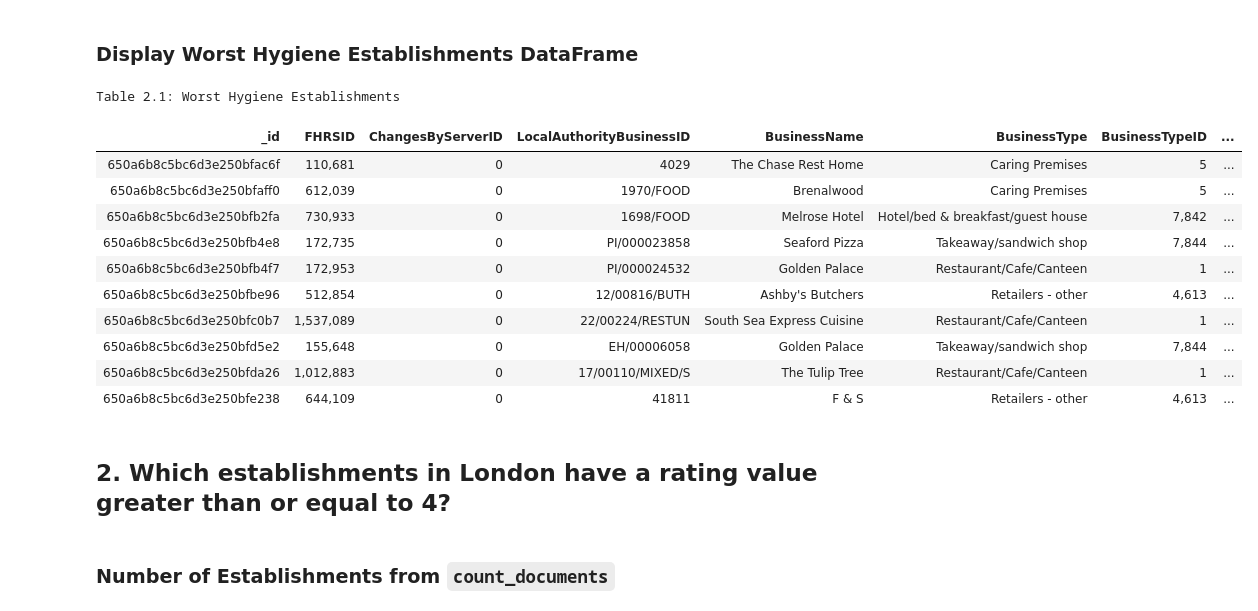
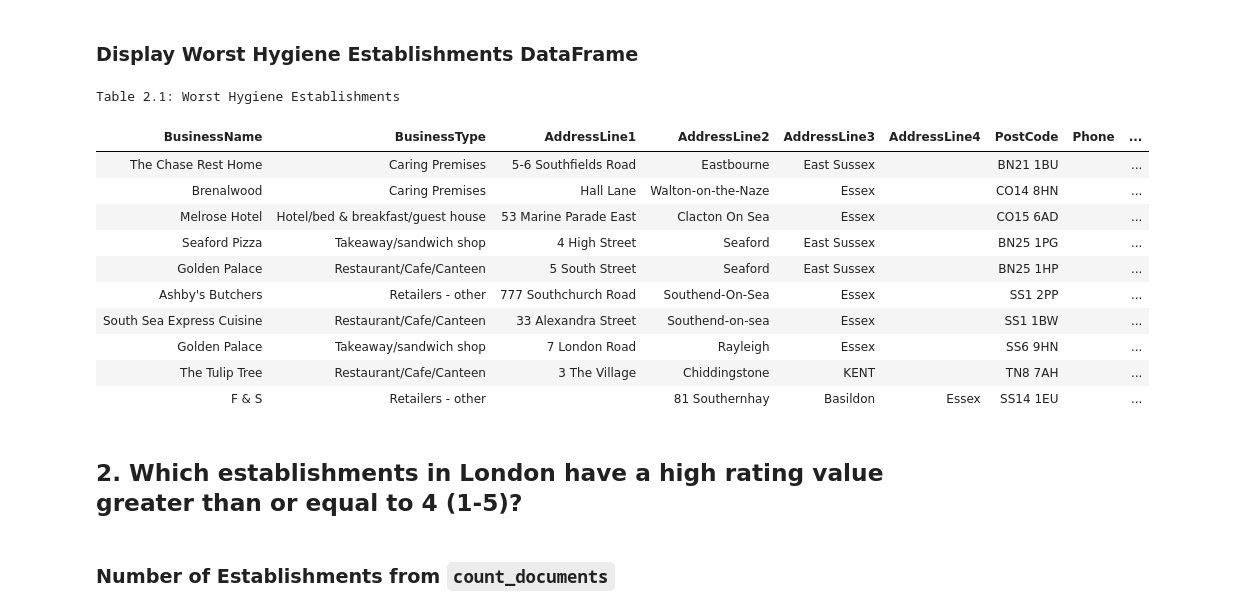
Before and after one commit to njamesgeorge1223/UK-Food-Magazine-Restaurant-Analysis-using-MongoDB, a Jupyter notebook: NoSQLAnalysis.ipynb, the cells around one changed output. Cells and saved outputs as stored; diff of their text form; code cells hidden in the pictures.

Commit message:
This is an update for DataFrame and StylerObject formatting.

```diff
--- a/NoSQLAnalysis.ipynb
+++ b/NoSQLAnalysis.ipynb
@@ -238,28 +240,52 @@ The number of rows in the Lowest Hygiene Establishments DataFrame is 41.
 # %% [markdown]
 ### Display Worst Hygiene Establishments DataFrame
 # %%
+# This function rearranges the columns in the DataFrame.
+worstHygieneDataFrame \
+    = local_function \
+        .ReturnReorderedColumnsNoSQLDataFrame \
+            (worstHygieneDataFrame)
+
+
+# This line of code displays a formatted DataFrame hiding those columns
+# that are not necessary for editorial decisions.
 function \
     .ReturnStylerObjectStandardFormat \
         (worstHygieneDataFrame.head(10),
          'Table 2.1: Worst Hygiene Establishments',
          hideFlagBooleanParameter = True) \
+            .format({'RatingValue':
+                            '{:,.0f}'}) \
             .hide \
-                ('meta', axis = 1)
+                (['_id',
+                  'ChangesByServerID',
+                  'FHRSID',
+                  'LocalAuthorityBusinessID',
+                  'BusinessTypeID',
+                  'geocode',
+                  'Distance',
+                  'RatingKey',
+                  'RightToReply',
+                  'SchemeType',
+                  'LocalAuthorityCode',
+                  'meta',
+                  'links'],
+                 axis = 1)
 # %% [output]
 Table 2.1: Worst Hygiene Establishments
-| _id | FHRSID | ChangesByServerID | LocalAuthorityBusinessID | BusinessName | BusinessType | BusinessTypeID | ... |
-| 650a6b8c5bc6d3e250bfac6f | 110,681 | 0 | 4029 | The Chase Rest Home | Caring Premises | 5 | ... |
-| 650a6b8c5bc6d3e250bfaff0 | 612,039 | 0 | 1970/FOOD | Brenalwood | Caring Premises | 5 | ... |
-| 650a6b8c5bc6d3e250bfb2fa | 730,933 | 0 | 1698/FOOD | Melrose Hotel | Hotel/bed & breakfast/guest house | 7,842 | ... |
-| 650a6b8c5bc6d3e250bfb4e8 | 172,735 | 0 | PI/000023858 | Seaford Pizza | Takeaway/sandwich shop | 7,844 | ... |
-| 650a6b8c5bc6d3e250bfb4f7 | 172,953 | 0 | PI/000024532 | Golden Palace | Restaurant/Cafe/Canteen | 1 | ... |
-| 650a6b8c5bc6d3e250bfbe96 | 512,854 | 0 | 12/00816/BUTH | Ashby's Butchers | Retailers - other | 4,613 | ... |
-| 650a6b8c5bc6d3e250bfc0b7 | 1,537,089 | 0 | 22/00224/RESTUN | South Sea Express Cuisine | Restaurant/Cafe/Canteen | 1 | ... |
-| 650a6b8c5bc6d3e250bfd5e2 | 155,648 | 0 | EH/00006058 | Golden Palace | Takeaway/sandwich shop | 7,844 | ... |
-| 650a6b8c5bc6d3e250bfda26 | 1,012,883 | 0 | 17/00110/MIXED/S | The Tulip Tree | Restaurant/Cafe/Canteen | 1 | ... |
-| 650a6b8c5bc6d3e250bfe238 | 644,109 | 0 | 41811 | F & S | Retailers - other | 4,613 | ... |
+| BusinessName | BusinessType | AddressLine1 | AddressLine2 | AddressLine3 | AddressLine4 | PostCode | Phone | ... |
+| The Chase Rest Home | Caring Premises | 5-6 Southfields Road | Eastbourne | East Sussex |  | BN21 1BU |  | ... |
+| Brenalwood | Caring Premises | Hall Lane | Walton-on-the-Naze | Essex |  | CO14 8HN |  | ... |
+| Melrose Hotel | Hotel/bed & breakfast/guest house | 53 Marine Parade East | Clacton On Sea | Essex |  | CO15 6AD |  | ... |
+| Seaford Pizza | Takeaway/sandwich shop | 4 High Street | Seaford | East Sussex |  | BN25 1PG |  | ... |
+| Golden Palace | Restaurant/Cafe/Canteen | 5 South Street | Seaford | East Sussex |  | BN25 1HP |  | ... |
+| Ashby's Butchers | Retailers - other | 777 Southchurch Road | Southend-On-Sea | Essex |  | SS1 2PP |  | ... |
+| South Sea Express Cuisine | Restaurant/Cafe/Canteen | 33 Alexandra Street | Southend-on-sea | Essex |  | SS1 1BW |  | ... |
+| Golden Palace | Takeaway/sandwich shop | 7 London Road | Rayleigh | Essex |  | SS6 9HN |  | ... |
+| The Tulip Tree | Restaurant/Cafe/Canteen | 3 The Village | Chiddingstone | KENT |  | TN8 7AH |  | ... |
+| F & S | Retailers - other |  | 81 Southernhay | Basildon | Essex | SS14 1EU |  | ... |
 # %% [markdown]
-## 2. Which establishments in London have a rating value greater than or equal to 4?
+## **2. Which establishments in London have a high rating value greater than or equal to 4 (1-5)?**
 # %% [markdown]
 ### Number of Establishments from `count_documents`
 # %%
```
Also changed, not shown: parts of 7 cells of this notebook, 12 other files.
